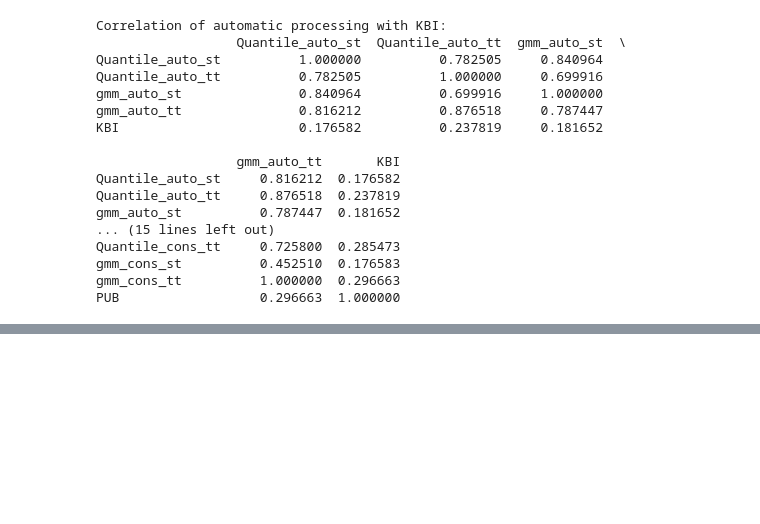
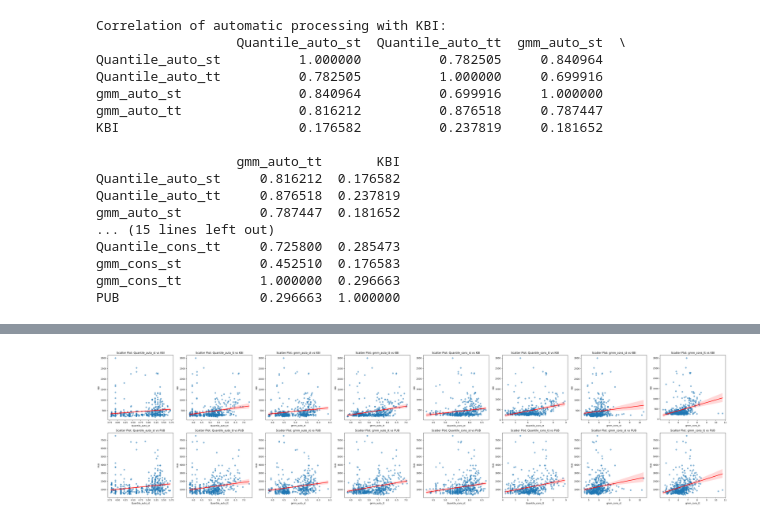
Before and after one commit to Critt-Kent/Key-Gaze-Correlation, a Jupyter notebook: Key-Gaze-correlation.ipynb, the cells around one changed output, grey strips where cells are left out. Cells and saved outputs as stored; diff of their text form; code cells hidden in the pictures; blank space fills up the shorter version.

```diff
--- a/Key-Gaze-correlation.ipynb
+++ b/Key-Gaze-correlation.ipynb
@@ -891,2 +910,48 @@ for col in cons_cols:
+# %%
+# Get the list of columns to plot, excluding 'KBI' and 'PUB'
+cols_to_plot = [col for col in corr_final.columns if col not in ['KBI', 'PUB']]
+
+# Determine the number of rows and columns for the subplots
+n_cols = len(cols_to_plot)
+n_rows = 2 # One row for KBI plots, one for PUB plots
+
+# Create the figure and subplot axes
+fig, axes = plt.subplots(n_rows, n_cols, figsize=(5 * n_cols, 10))
+
+# Flatten the axes array for easier iteration
+axes = axes.flatten()
+
+# Loop through each target column ('KBI', 'PUB')
+targets = ['KBI', 'PUB']
+
+for i, target in enumerate(targets):
+    # Loop through each column to plot against the target
+    for j, col in enumerate(cols_to_plot):
+        # Calculate the correct index for the flattened axes array
+        ax_index = i * n_cols + j
+        ax = axes[ax_index]
+
+        # Plot the regression plot on the current subplot
+        sns.regplot(
+            x=corr_final[col],
+            y=corr_final[target],
+            scatter_kws={'alpha': 0.5},
+            line_kws={'color': 'red'},
+            ax=ax
+        )
+
+        # Set titles and labels for the subplot
+        ax.set_title(f'Scatter Plot: {col} vs {target}')
+        ax.set_xlabel(col)
+        ax.set_ylabel(target)
+
+# Remove any unused subplots if the number of plots is less than the total subplots created
+for k in range(len(targets) * n_cols, len(axes)):
+    fig.delaxes(axes[k])
+
+plt.tight_layout()
+plt.show()
+# %% [output]
+[figure, added]
 # %%
 import scipy.stats as stats
```
Also changed, not shown: parts of 7 cells of this notebook, 2 other files.
